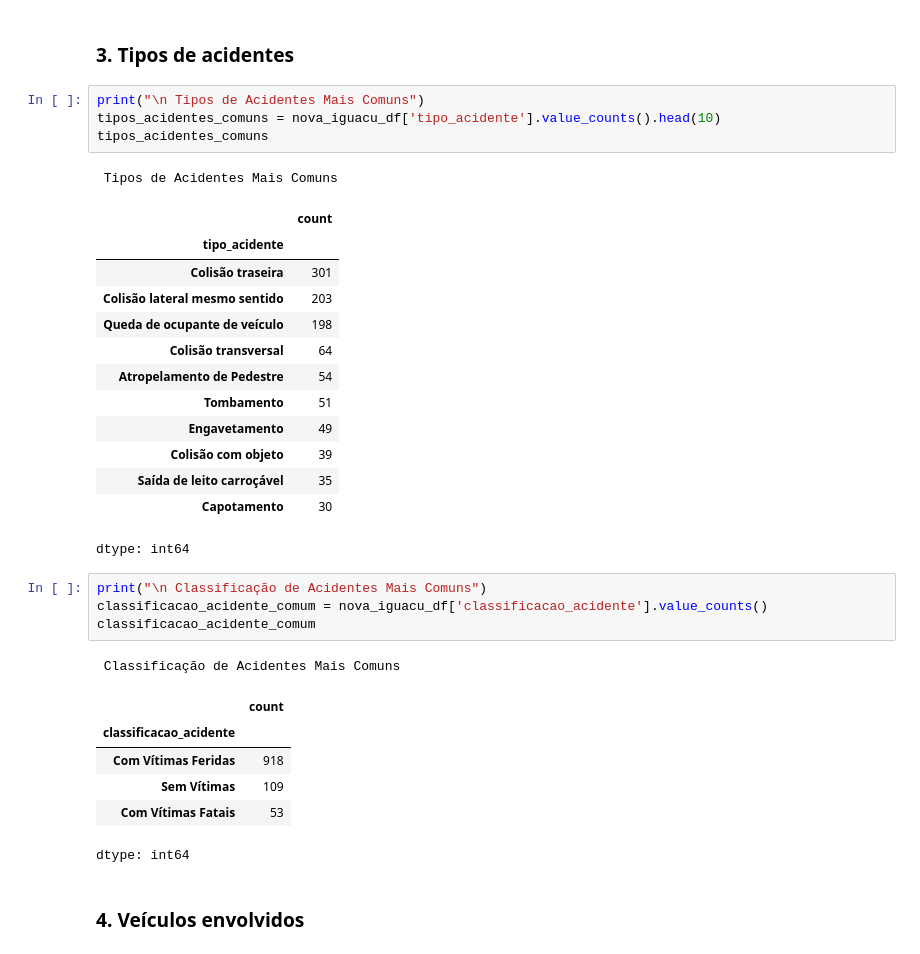
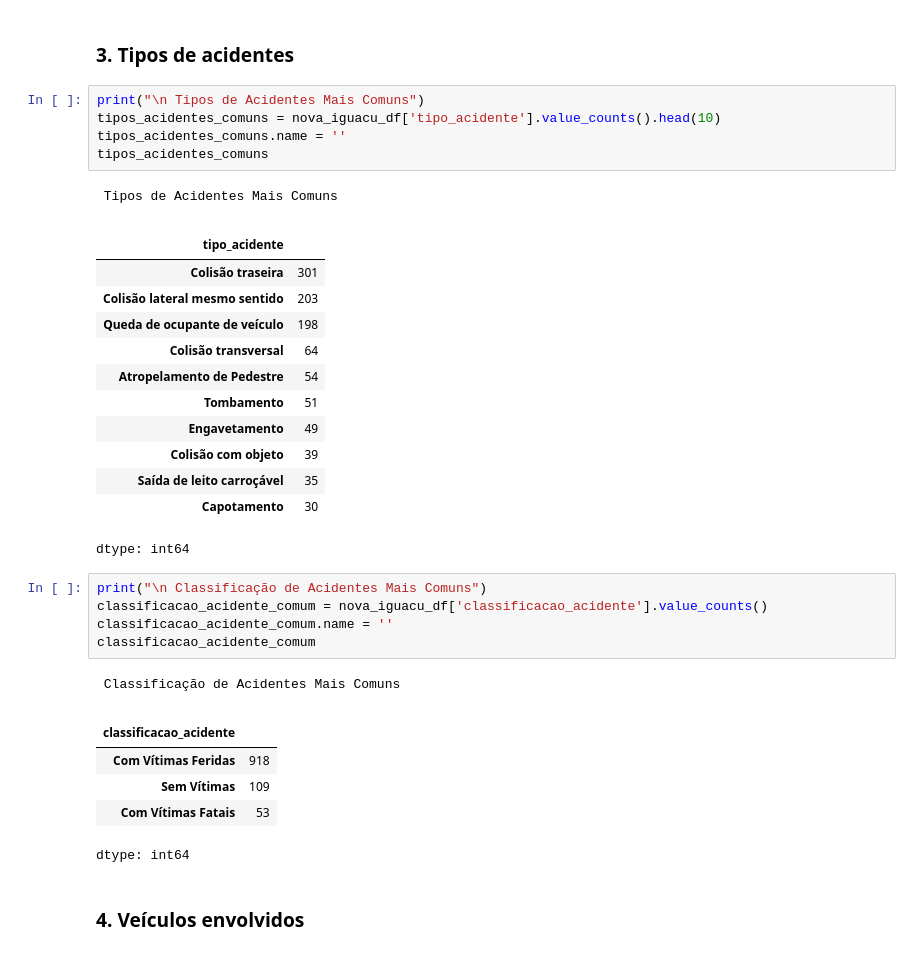
Before and after one commit to JoaoSchneiderr/Minera-o-de-Dados, a Jupyter notebook: notebooks/Getting_started_with_google_colab_ai.ipynb, the cells around one changed output. Drawn from its saved outputs; the diff is of its cells as text.

```diff
--- a/notebooks/Getting_started_with_google_colab_ai.ipynb
+++ b/notebooks/Getting_started_with_google_colab_ai.ipynb
@@ -139,10 +142,11 @@ Média de vítimas (mortos + feridos graves + feridos leves) por acidente único
 # %%
 print("\n Tipos de Acidentes Mais Comuns")
 tipos_acidentes_comuns = nova_iguacu_df['tipo_acidente'].value_counts().head(10)
+tipos_acidentes_comuns.name = ''
 tipos_acidentes_comuns
 # %% [output]
  Tipos de Acidentes Mais Comuns
-|  | count |
+|  |  |
 | tipo_acidente |  |
 | Colisão traseira | 301 |
 | Colisão lateral mesmo sentido | 203 |
@@ -158,10 +162,11 @@ dtype: int64
 # %%
 print("\n Classificação de Acidentes Mais Comuns")
 classificacao_acidente_comum = nova_iguacu_df['classificacao_acidente'].value_counts()
+classificacao_acidente_comum.name = ''
 classificacao_acidente_comum
 # %% [output]
  Classificação de Acidentes Mais Comuns
-|  | count |
+|  |  |
 | classificacao_acidente |  |
 | Com Vítimas Feridas | 918 |
 | Sem Vítimas | 109 |
```
Also changed, not shown: parts of 26 cells of this notebook.
